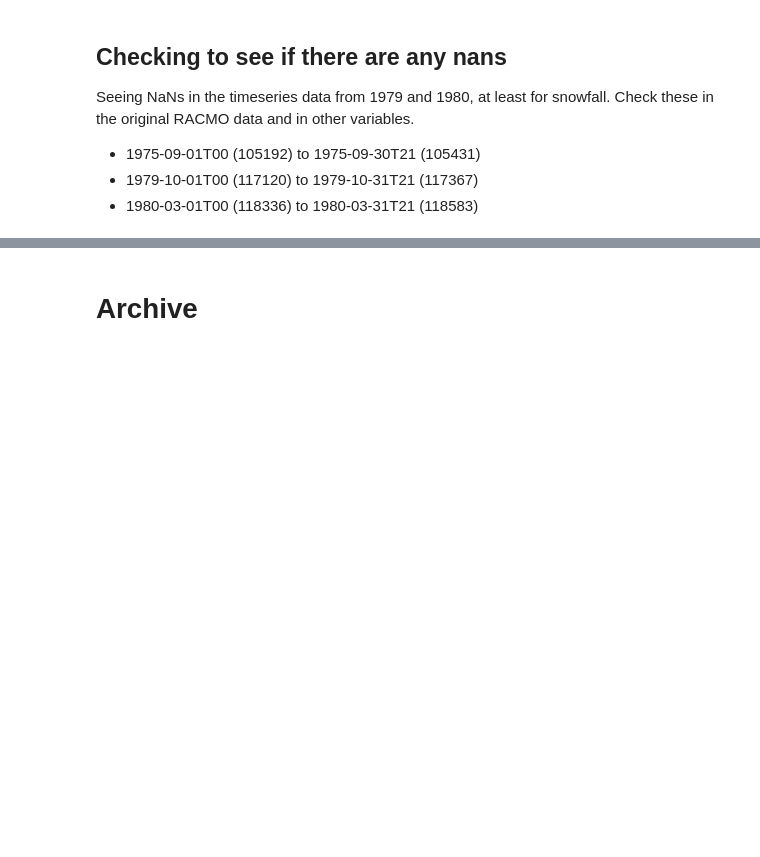
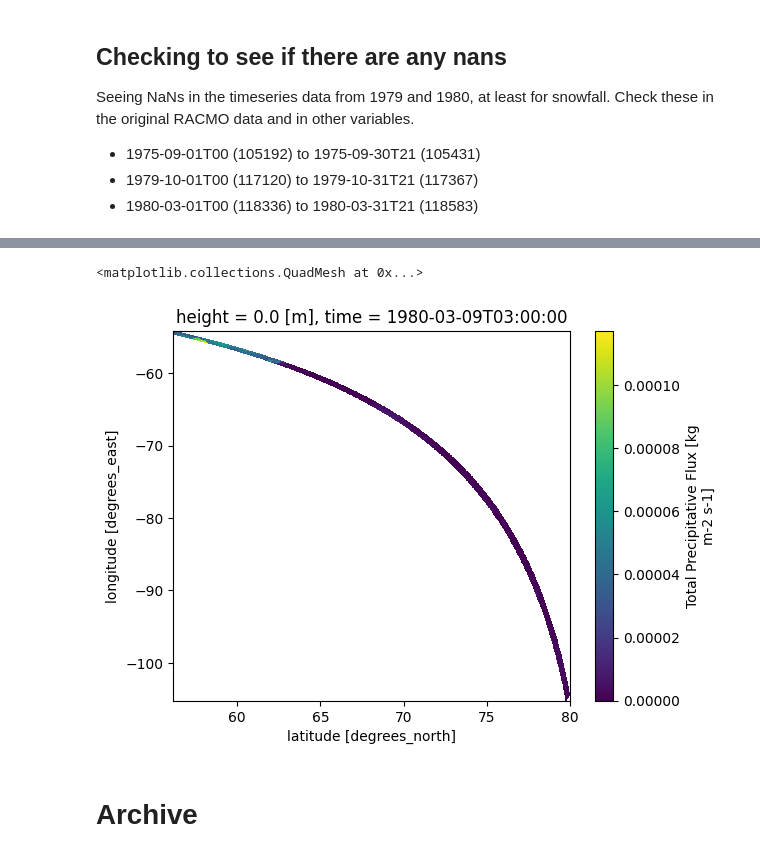
Before and after one commit to IMAU-ice-and-climate/IMAU-FDM, a Jupyter notebook: misc/QA-preprocessing.ipynb, the cells around one changed output, grey strips where cells are left out. Saved outputs shown, nothing was run; the diff lists cells and outputs as text; code cells hidden in the pictures; blank space fills up the shorter version.

```diff
--- a/misc/QA-preprocessing.ipynb
+++ b/misc/QA-preprocessing.ipynb
@@ -133,3 +193,8 @@ for i in range(0,ds_ts[var].time.size):
+# %%
+ds_ts[var].sel(time=np.datetime64('1980-03-09T03')).plot(x="lat",y="lon")
+# %% [output]
+<matplotlib.collections.QuadMesh at 0x...>
+[figure, added]
 # %% [markdown]
 # Archive
 # %%
```
Also changed, not shown: parts of 16 cells of this notebook, 3 other files.
